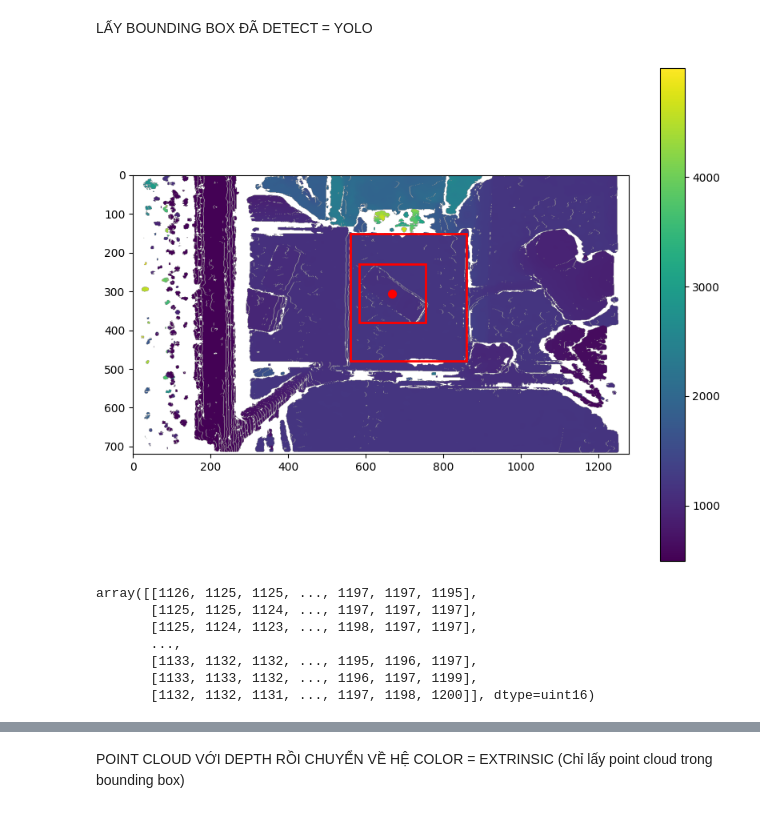
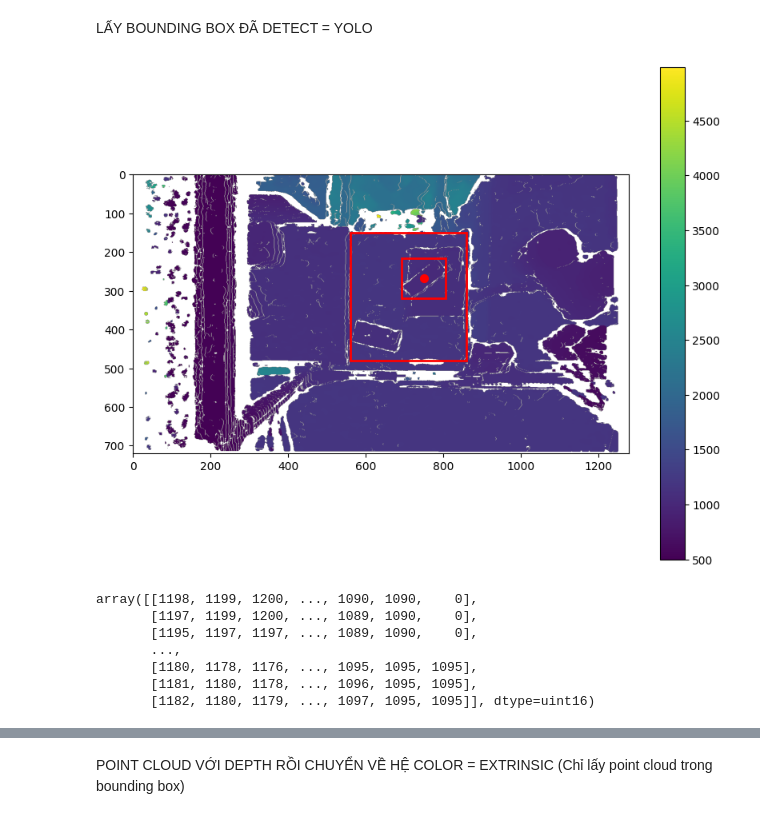
Before and after one commit to lampt224321/IDENTIFY-THE-PARCEL-AT-THE-TOP-OF-THE-CONVEYOR-BELT, a Jupyter notebook: source_lam/combined.ipynb, the cells around one changed output, grey strips where cells are left out. Cells and saved outputs as stored; diff of their text form; code cells hidden in the pictures.

```diff
--- a/source_lam/combined.ipynb
+++ b/source_lam/combined.ipynb
@@ -11,37 +11,37 @@ Jupyter environment detected. Enabling Open3D WebVisualizer.
 # %% [markdown]
 LẤY BOUNDING BOX ĐÃ DETECT = YOLO
 # %%
-depth = cv2.imread(r"C:\Users\ADMIN\OneDrive\Documents\ViettelAIRace_Lam\dataset\train\depth\0149.png", cv2.IMREAD_UNCHANGED)
+depth = cv2.imread(r"C:\Users\ADMIN\OneDrive\Documents\ViettelAIRace_Lam\dataset\train\depth\0012.png", cv2.IMREAD_UNCHANGED)
 valid_mask = (depth > 0) & (depth < 5000)
 depth_disp = np.where(valid_mask, depth, np.nan)
 
 roi_x, roi_y, roi_w, roi_h = 560, 150, 300, 330
-box_x_min, box_x_max, box_y_min, box_y_max = 584, 754, 230, 380
+box_x_min, box_x_max, box_y_min, box_y_max = 694, 806, 217, 320
 
 fig, ax = plt.subplots(figsize=(10,8))
 im = ax.imshow(depth_disp, cmap='viridis')
 
 rect = patches.Rectangle((roi_x, roi_y), roi_w, roi_h, linewidth=2, edgecolor='r', facecolor='none')
 ax.add_patch(rect)
 
 rect2 = patches.Rectangle((box_x_min, box_y_min), box_x_max-box_x_min, box_y_max-box_y_min, linewidth=2, edgecolor='r', facecolor='none')
 ax.add_patch(rect2)
 
-ax.scatter(669.0, 305.0, c='r', s=50) # thử vẽ tâm
+ax.scatter(750.0, 268.5, c='r', s=50) # thử vẽ tâm
 
 plt.colorbar(im)
 plt.show()
 # %% [output]
-[figure, old version]
+[figure, new version]
 # %%
 bounding_box_z = depth[box_y_min:box_y_max+1, box_x_min:box_x_max+1]
 bounding_box_z
 # %% [output]
-array([[1126, 1125, 1125, ..., 1197, 1197, 1195],
-       [1125, 1125, 1124, ..., 1197, 1197, 1197],
-       [1125, 1124, 1123, ..., 1198, 1197, 1197],
+array([[1198, 1199, 1200, ..., 1090, 1090,    0],
+       [1197, 1199, 1200, ..., 1089, 1090,    0],
+       [1195, 1197, 1197, ..., 1089, 1090,    0],
        ...,
-       [1133, 1132, 1132, ..., 1195, 1196, 1197],
-       [1133, 1133, 1132, ..., 1196, 1197, 1199],
-       [1132, 1132, 1131, ..., 1197, 1198, 1200]], dtype=uint16)
+       [1180, 1178, 1176, ..., 1095, 1095, 1095],
+       [1181, 1180, 1178, ..., 1096, 1095, 1095],
+       [1182, 1180, 1179, ..., 1097, 1095, 1095]], dtype=uint16)
 # %%
```
Also changed, not shown: parts of 10 cells of this notebook, 2 other files.
